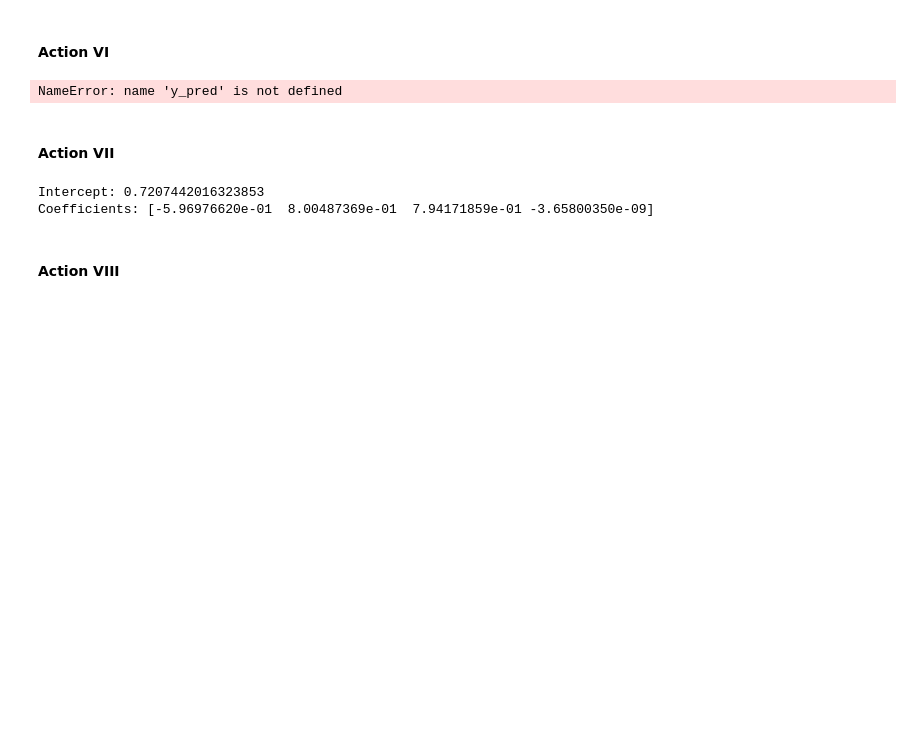
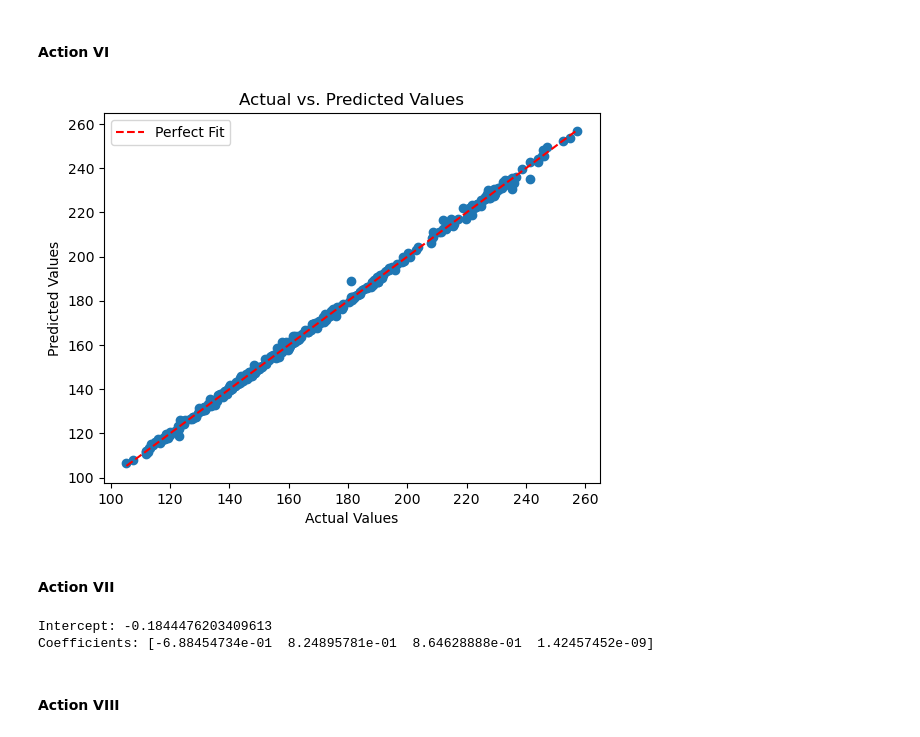
Before and after one commit to LoganShmogan/ml-techniques-stocks-clusters-asignment, a Jupyter notebook: task1LinearRegression.ipynb, the cells around one changed output. Drawn from its saved outputs; the diff is of its cells as text; code cells hidden in the pictures; blank space fills up the shorter version.

```diff
--- a/task1LinearRegression.ipynb
+++ b/task1LinearRegression.ipynb
@@ -145,19 +145,28 @@ Testing target shape: (377,)
 # %% [markdown]
 #### Action VI
 # %%
+from sklearn.linear_model import LinearRegression
 from sklearn.metrics import r2_score
 
+# Chatgbt fix not idea what this does
+y_pred = model.predict(X_test)
+
+# Model Creation
+model = LinearRegression()
+
+# fit model to training data
+model.fit(X_train, y_train)
 # Chatgbt fix not sure how this works will come back
 # TODO
 plt.scatter(y_test, y_pred)
 plt.xlabel("Actual Values")
 plt.ylabel("Predicted Values")
 plt.title("Actual vs. Predicted Values")
 plt.plot([min(y_test), max(y_test)], [min(y_test), max(y_test)], color='red', linestyle='--', label='Perfect Fit')
 plt.legend()
 plt.show()
 # %% [output]
-NameError: name 'y_pred' is not defined
+[figure, added]
 # %% [markdown]
 #### Action VII
 # %%
@@ -165,8 +174,8 @@ NameError: name 'y_pred' is not defined
 print("Intercept:", model.intercept_)
 print("Coefficients:", model.coef_)
 # %% [output]
-Intercept: 0.7207442016323853
-Coefficients: [-5.96976620e-01  8.00487369e-01  7.94171859e-01 -3.65800350e-09]
+Intercept: -0.1844476203409613
+Coefficients: [-6.88454734e-01  8.24895781e-01  8.64628888e-01  1.42457452e-09]
 # %% [markdown]
 #### Action VIII
 # %%
```
Also changed, not shown: parts of 4 cells of this notebook, 1 other file.
